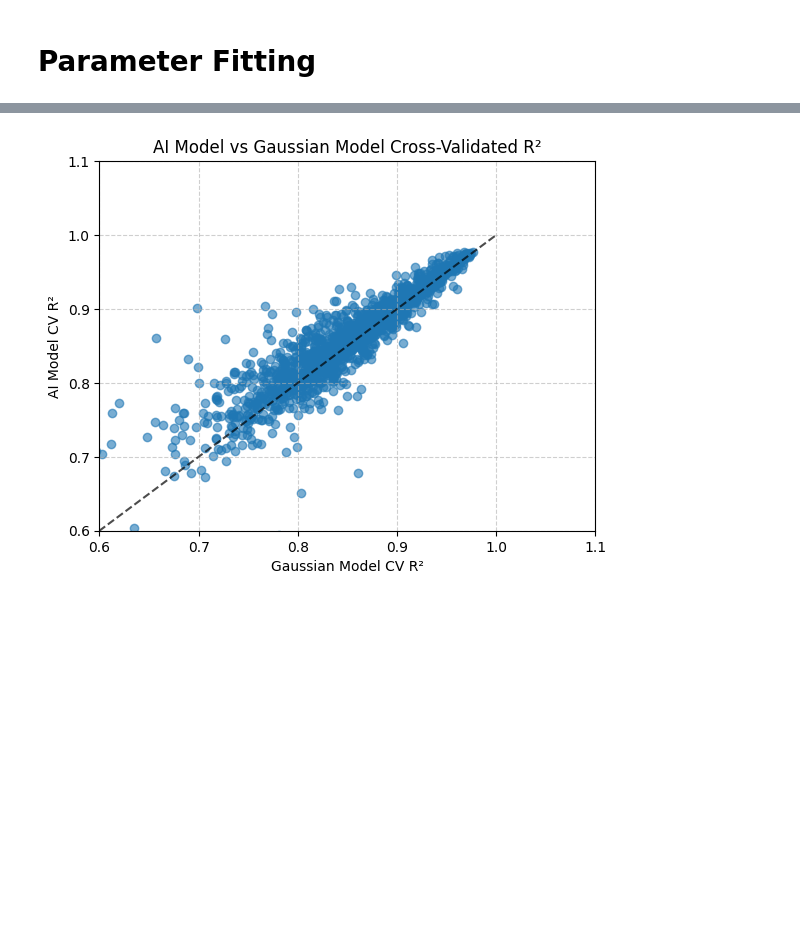
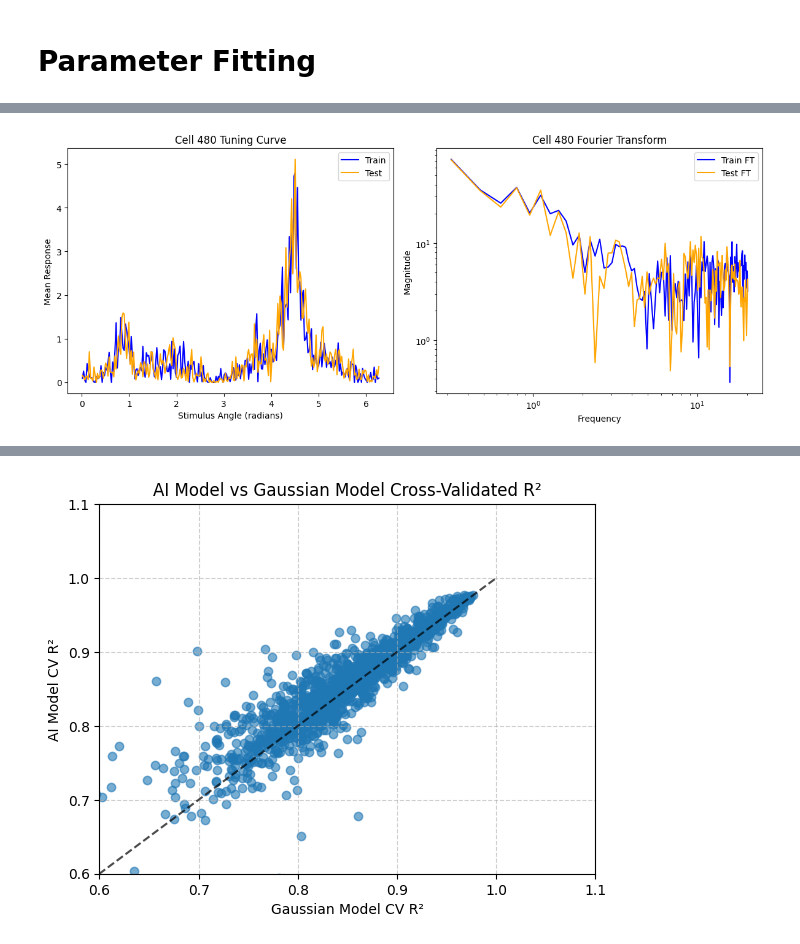
Before and after one commit to reillytilbury/EDGAR, a Jupyter notebook: figures/1A_tuning_curves.ipynb, the cells around one changed output, grey strips where cells are left out. Saved outputs shown, nothing was run; the diff lists cells and outputs as text; code cells hidden in the pictures; blank space fills up the shorter version.

```diff
--- a/figures/1A_tuning_curves.ipynb
+++ b/figures/1A_tuning_curves.ipynb
@@ -473 +504,37 @@ Mean data shape: (1603, 256)
 Angles double shape: (128,)
+# %%
+# choose a cell, compute its FT on train and test data and plot
+cell_no = np.random.choice(n_cells)
+train_ft = np.fft.fft(R_train[cell_no])
+test_ft = np.fft.fft(R_test[cell_no])
+# only show positive frequencies
+freqs = np.fft.fftfreq(n_bins, d=(2 * np.pi)/n_bins)
+positive_freqs = freqs[:n_bins//2]
+train_ft_magnitude = np.abs(train_ft)[:n_bins//2]
+test_ft_magnitude = np.abs(test_ft)[:n_bins//2]
+
+# plot tuning curves and train and test FTs
+plt.figure(figsize=(12, 5))
+plt.subplot(1, 2, 1)
+plt.plot(angles, R_train[cell_no], label='Train', color='blue')
+plt.plot(angles, R_test[cell_no], label='Test', color='orange')
+plt.xlabel('Stimulus Angle (radians)')
+plt.ylabel('Mean Response')
+plt.title(f'Cell {cell_no} Tuning Curve')
+plt.legend()
+
+plt.subplot(1, 2, 2)
+# plt.xlim(0, n_bins/2)
+plt.plot(positive_freqs[2:], train_ft_magnitude[2:], label='Train FT', color='blue')
+plt.plot(positive_freqs[2:], test_ft_magnitude[2:], label='Test FT', color='orange')
+plt.xlabel('Frequency')
+plt.ylabel('Magnitude')
+plt.title(f'Cell {cell_no} Fourier Transform')
+# plot on log scale for both axes
+plt.xscale('log')
+plt.yscale('log')
+plt.legend()
+plt.tight_layout()
+plt.show()
+# %% [output]
+[figure, added]
```
Also changed, not shown: parts of 14 cells of this notebook, 1 other file.
